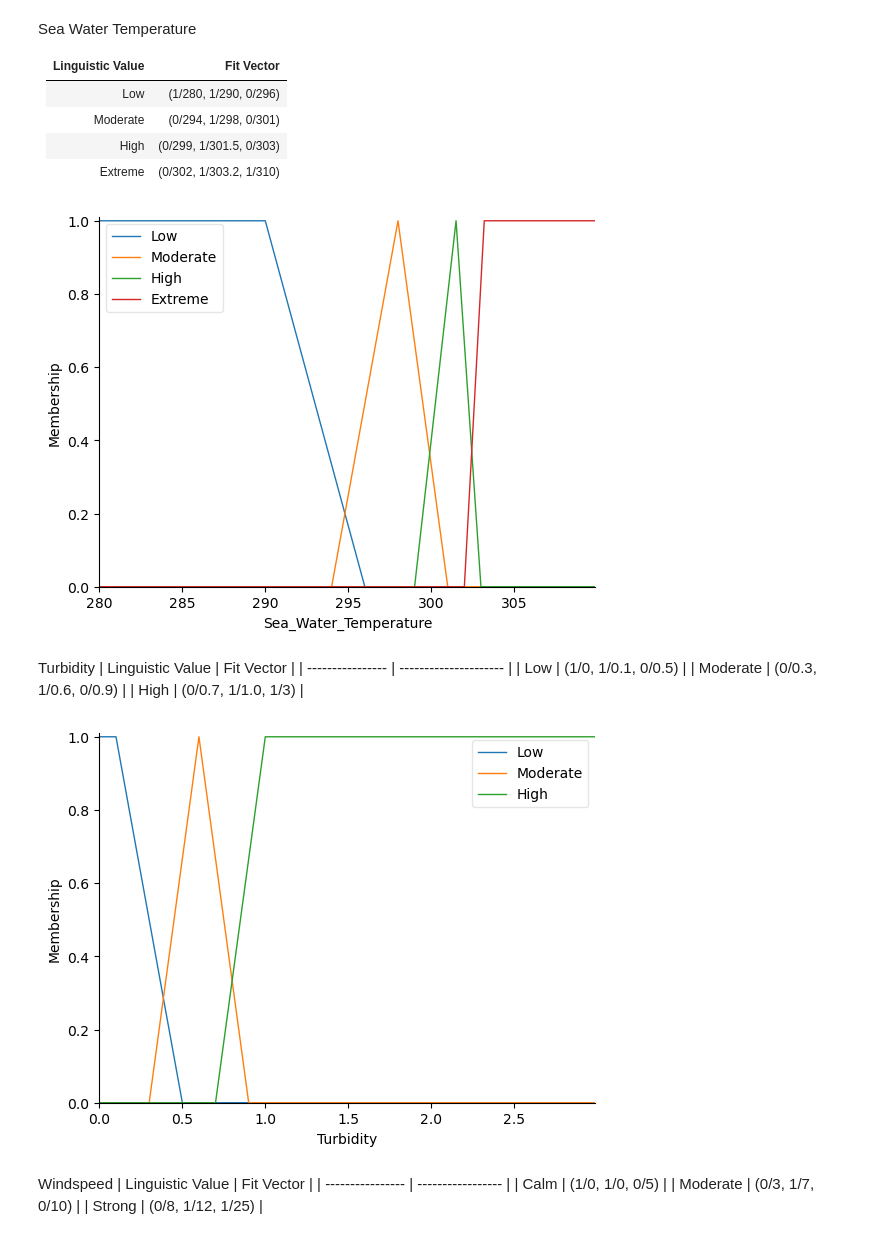
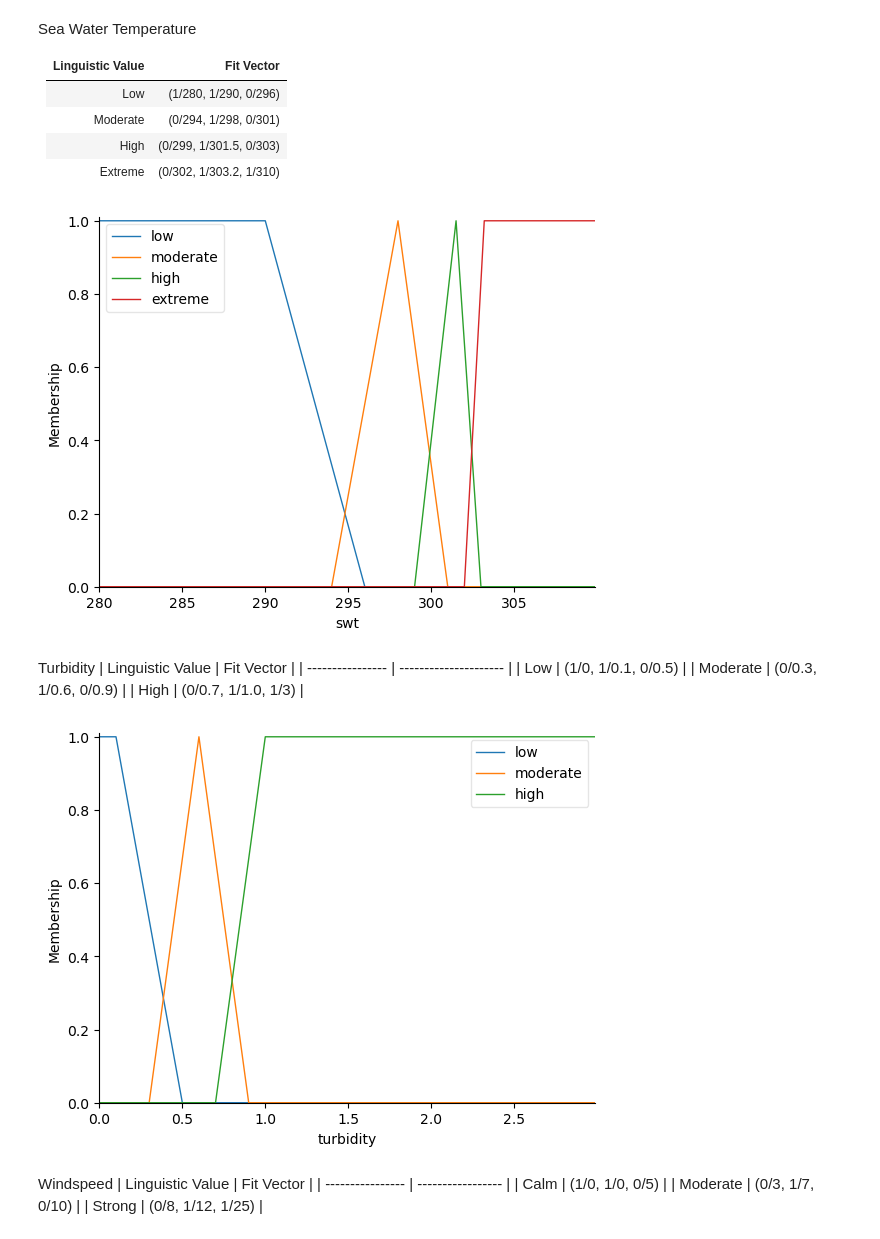
Before and after one commit to Winnee0305/coral-bleaching-fuzzy, a Jupyter notebook: fuzzy_logic.ipynb, the cells around one changed output. Saved outputs shown, nothing was run; the diff lists cells and outputs as text; code cells hidden in the pictures.

```diff
--- a/fuzzy_logic.ipynb
+++ b/fuzzy_logic.ipynb
@@ -16,12 +16,12 @@ from skfuzzy import membership as mf
 | Bleaching Risk Level  | 0 - 100%    |
 # %%
 # Antecedent -> input variable
-swt = ctrl.Antecedent(np.arange(280, 310, 0.1), 'Sea_Water_Temperature')
-turbidity = ctrl.Antecedent(np.arange(0, 3, 0.01), 'Turbidity')
-windspeed = ctrl.Antecedent(np.arange(0, 25, 0.1), 'Windspeed')
+swt = ctrl.Antecedent(np.arange(280, 310, 0.1), 'swt')
+turbidity = ctrl.Antecedent(np.arange(0, 3, 0.01), 'turbidity')
+windspeed = ctrl.Antecedent(np.arange(0, 25, 0.1), 'windspeed')
 
 # Consequent -> output variable
-bleaching_risk = ctrl.Consequent(np.arange(0, 100, 0.1), 'Bleaching_Risk_Level')
+bleaching_risk = ctrl.Consequent(np.arange(0, 100, 0.1), 'bleaching_risk')
 # %% [markdown]
 ### Define Membership Function
 # %% [markdown]
@@ -34,14 +34,14 @@ Sea Water Temperature
 | High             | (0/299, 1/301.5, 0/303)  |
 | Extreme          | (0/302, 1/303.2, 1/310)  |
 # %%
-swt['Low'] = mf.trapmf(swt.universe, [280, 280, 290, 296])
-swt['Moderate'] = mf.trimf(swt.universe, [294, 298, 301])
-swt['High'] = mf.trimf(swt.universe, [299, 301.5, 303])
-swt['Extreme'] = mf.trapmf(swt.universe, [302, 303.2, 310, 310])
+swt['low'] = mf.trapmf(swt.universe, [280, 280, 290, 296])
+swt['moderate'] = mf.trimf(swt.universe, [294, 298, 301])
+swt['high'] = mf.trimf(swt.universe, [299, 301.5, 303])
+swt['extreme'] = mf.trapmf(swt.universe, [302, 303.2, 310, 310])
 
 swt.view()
 # %% [output]
-[figure, old version]
+[figure, new version]
 # %% [markdown]
 Turbidity
 | Linguistic Value | Fit Vector            |
@@ -50,13 +50,13 @@ Turbidity
 | Moderate         | (0/0.3, 1/0.6, 0/0.9) |
 | High             | (0/0.7, 1/1.0, 1/3)   |
 # %%
-turbidity['Low'] = mf.trapmf(turbidity.universe, [0, 0, 0.1, 0.5])
-turbidity['Moderate'] = mf.trimf(turbidity.universe, [0.3, 0.6, 0.9])
-turbidity['High'] = mf.trapmf(turbidity.universe, [0.7, 1.0, 3, 3])
+turbidity['low'] = mf.trapmf(turbidity.universe, [0, 0, 0.1, 0.5])
+turbidity['moderate'] = mf.trimf(turbidity.universe, [0.3, 0.6, 0.9])
+turbidity['high'] = mf.trapmf(turbidity.universe, [0.7, 1.0, 3, 3])
 
 turbidity.view()
 # %% [output]
-[figure, old version]
+[figure, new version]
 # %% [markdown]
 Windspeed
 | Linguistic Value | Fit Vector        |
```
Also changed, not shown: parts of 8 cells of this notebook.
